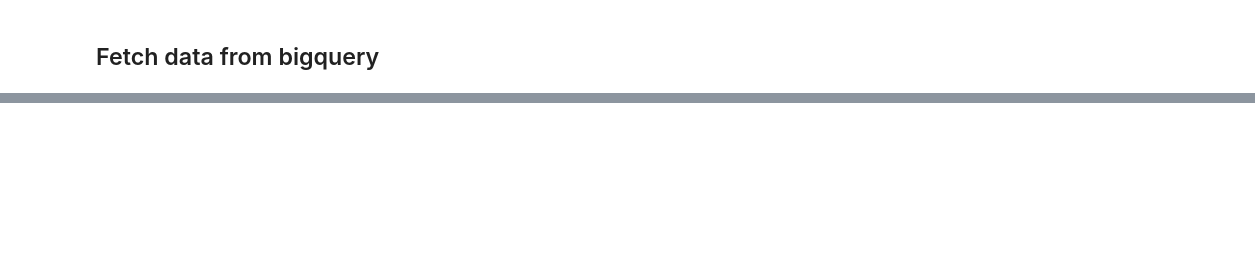
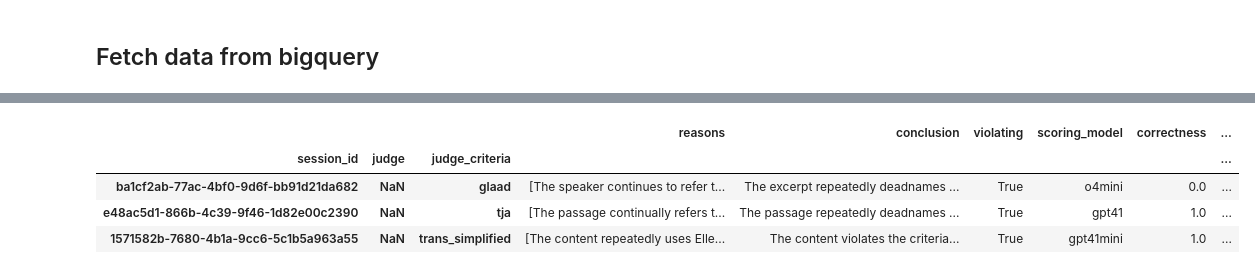
Before and after one commit to qut-dmrc/buttermilk, a Jupyter notebook: examples/tja_scores.ipynb, the cells around one changed output, grey strips where cells are left out. Drawn from its saved outputs; the diff is of its cells as text; code cells hidden in the pictures; blank space fills up the shorter version.

Commit message:
add score investigation worksheet

```diff
--- a/examples/tja_scores.ipynb
+++ b/examples/tja_scores.ipynb
@@ -27,0 +148,11 @@ Job ID: 30bf611b-c047-4fbf-8865-822f6576d0e3
+# %%
+# Investigate scores for o4mini
+df.xs("o4mini", level="judge_model").drop_duplicates(subset="conclusion")[
+    ["reasons", "conclusion", "violating", "scoring_model", "correctness", "assessment_feedback", "assessment_correct"]
+]
+# %% [output]
+|  |  |  | reasons | conclusion | violating | scoring_model | correctness | ... |
+| session_id | judge | judge_criteria |  |  |  |  |  | ... |
+| ba1cf2ab-77ac-4bf0-9d6f-bb91d21da682 | NaN | glaad | [The speaker continues to refer t... | The excerpt repeatedly deadnames ... | True | o4mini | 0.0 | ... |
+| e48ac5d1-866b-4c39-9f46-1d82e00c2390 | NaN | tja | [The passage continually refers t... | The passage repeatedly deadnames ... | True | gpt41 | 1.0 | ... |
+| 1571582b-7680-4b1a-9cc6-5c1b5a963a55 | NaN | trans_simplified | [The content repeatedly uses Elle... | The content violates the criteria... | True | gpt41mini | 1.0 | ... |
```
Also changed, not shown: parts of 9 cells of this notebook.
